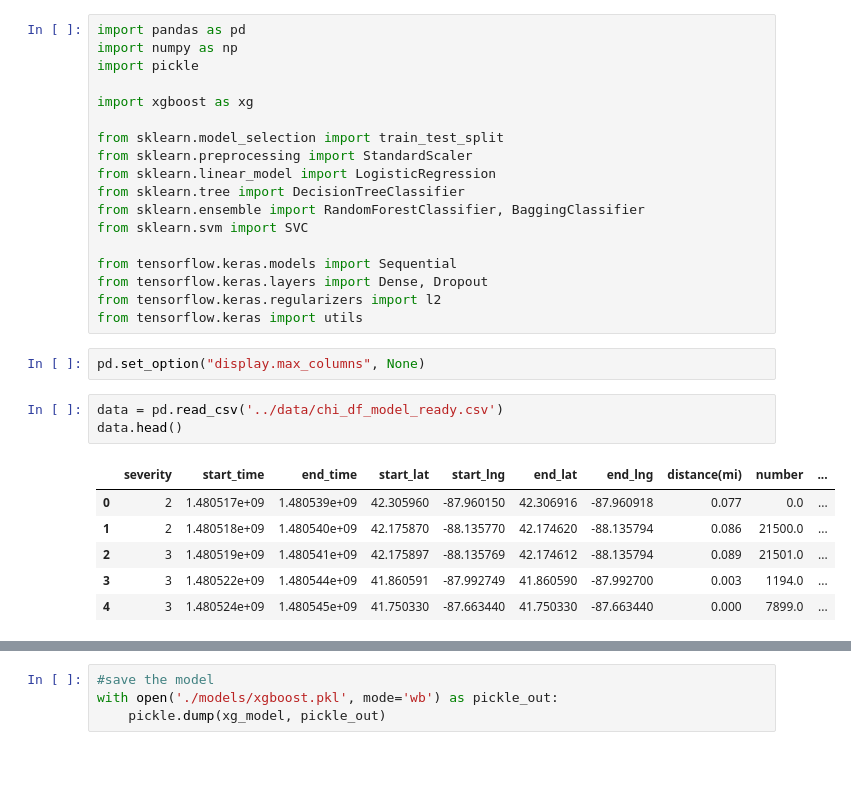
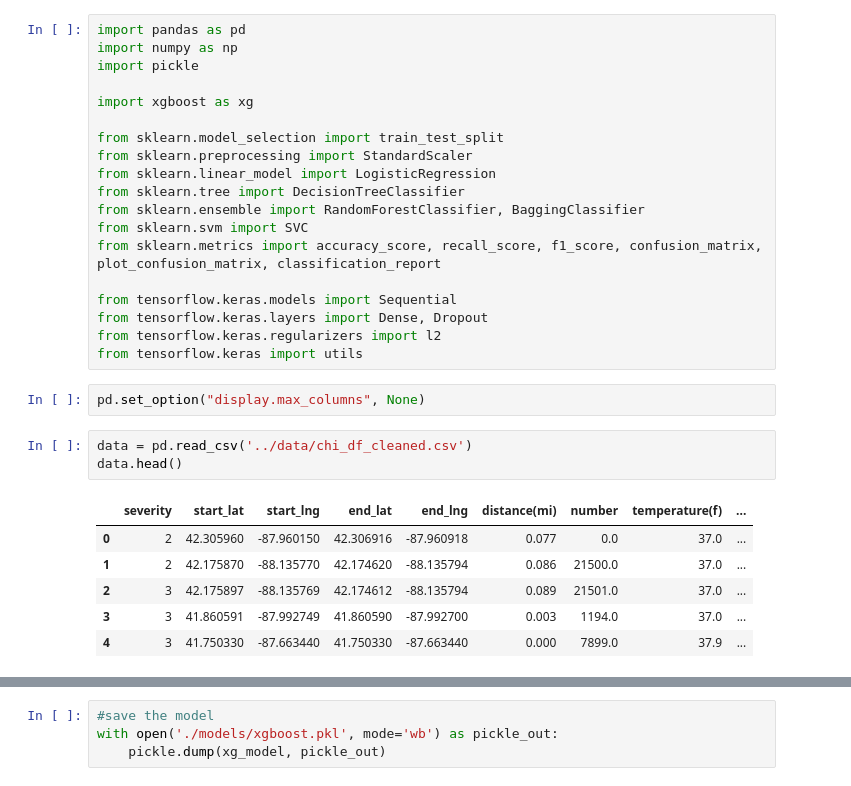
Before and after one commit to jeffreyfloyd/DST-and-traffic-implications, a Jupyter notebook: code/modeling.ipynb, the cells around one changed output, grey strips where cells are left out. Saved outputs shown, nothing was run; the diff lists cells and outputs as text.

Commit message:
adding updated modeling code and streamlit tools

```diff
--- a/code/modeling.ipynb
+++ b/code/modeling.ipynb
@@ -11,6 +11,7 @@ from sklearn.linear_model import LogisticRegression
 from sklearn.tree import DecisionTreeClassifier
 from sklearn.ensemble import RandomForestClassifier, BaggingClassifier
 from sklearn.svm import SVC
+from sklearn.metrics import accuracy_score, recall_score, f1_score, confusion_matrix, plot_confusion_matrix, classification_report
 
 from tensorflow.keras.models import Sequential
 from tensorflow.keras.layers import Dense, Dropout
@@ -19,12 +20,12 @@ from tensorflow.keras import utils
 # %%
 pd.set_option("display.max_columns", None)
 # %%
-data = pd.read_csv('../data/chi_df_model_ready.csv')
+data = pd.read_csv('../data/chi_df_cleaned.csv')
 data.head()
 # %% [output]
-|  | severity | start_time | end_time | start_lat | start_lng | end_lat | end_lng | distance(mi) | number | ... |
-| 0 | 2 | 1.480517e+09 | 1.480539e+09 | 42.305960 | -87.960150 | 42.306916 | -87.960918 | 0.077 | 0.0 | ... |
-| 1 | 2 | 1.480518e+09 | 1.480540e+09 | 42.175870 | -88.135770 | 42.174620 | -88.135794 | 0.086 | 21500.0 | ... |
-| 2 | 3 | 1.480519e+09 | 1.480541e+09 | 42.175897 | -88.135769 | 42.174612 | -88.135794 | 0.089 | 21501.0 | ... |
-| 3 | 3 | 1.480522e+09 | 1.480544e+09 | 41.860591 | -87.992749 | 41.860590 | -87.992700 | 0.003 | 1194.0 | ... |
-| 4 | 3 | 1.480524e+09 | 1.480545e+09 | 41.750330 | -87.663440 | 41.750330 | -87.663440 | 0.000 | 7899.0 | ... |
+|  | severity | start_lat | start_lng | end_lat | end_lng | distance(mi) | number | temperature(f) | ... |
+| 0 | 2 | 42.305960 | -87.960150 | 42.306916 | -87.960918 | 0.077 | 0.0 | 37.0 | ... |
+| 1 | 2 | 42.175870 | -88.135770 | 42.174620 | -88.135794 | 0.086 | 21500.0 | 37.0 | ... |
+| 2 | 3 | 42.175897 | -88.135769 | 42.174612 | -88.135794 | 0.089 | 21501.0 | 37.0 | ... |
+| 3 | 3 | 41.860591 | -87.992749 | 41.860590 | -87.992700 | 0.003 | 1194.0 | 37.0 | ... |
+| 4 | 3 | 41.750330 | -87.663440 | 41.750330 | -87.663440 | 0.000 | 7899.0 | 37.9 | ... |
```
Also changed, not shown: parts of 26 cells of this notebook, 9 other files.
